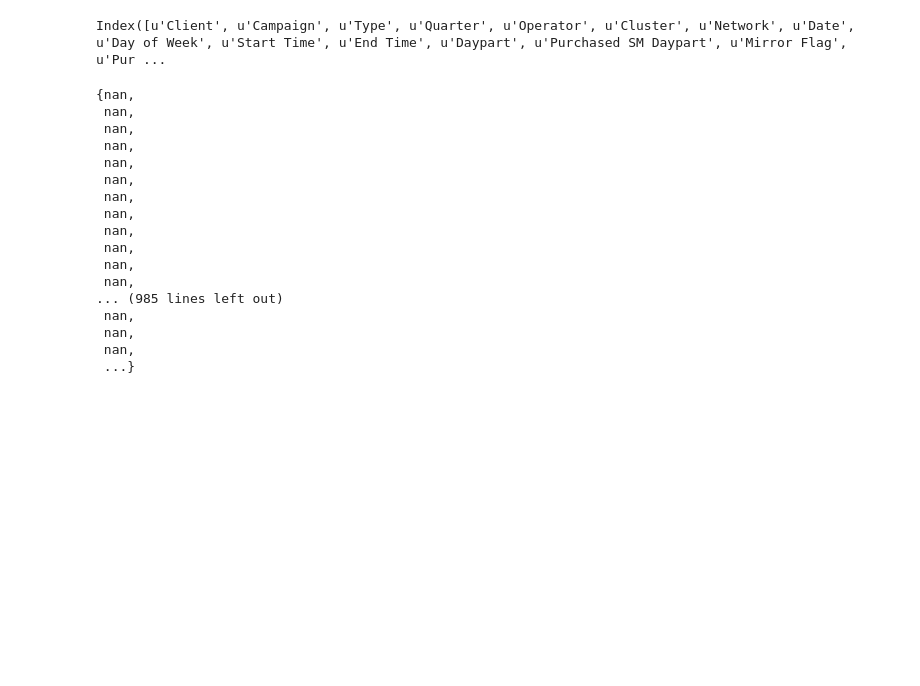
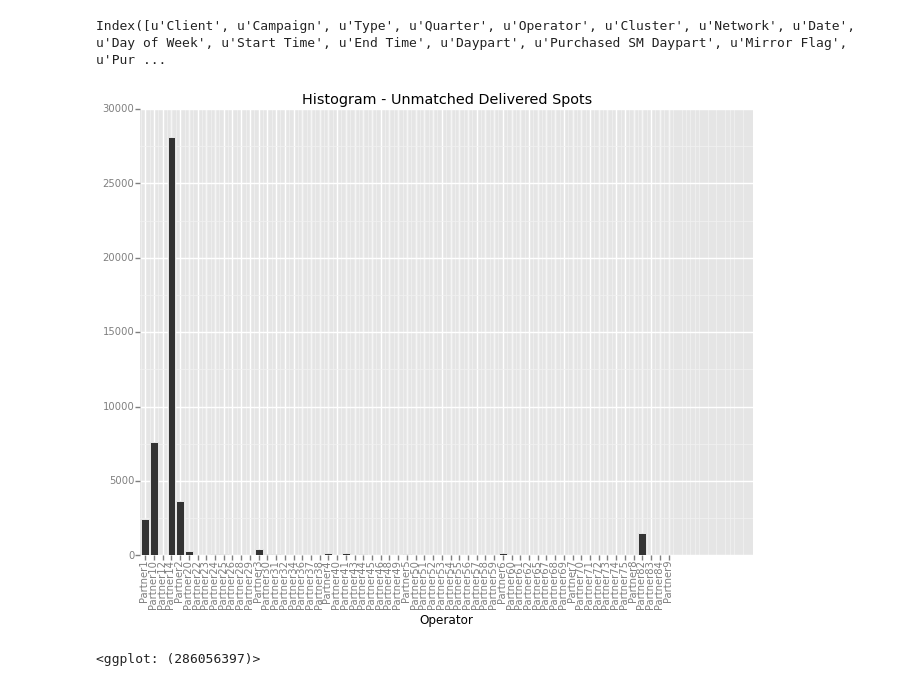
Before and after one commit to asbhat/data-science-class, a Jupyter notebook: final-project/Final Project - Part I.ipynb, the cells around one changed output. Cells and saved outputs as stored; diff of their text form; code cells hidden in the pictures; blank space fills up the shorter version.

Commit message:
exploratory graphs

```diff
--- a/final-project/Final Project - Part I.ipynb
+++ b/final-project/Final Project - Part I.ipynb
@@ -19,23 +21,8 @@ rawData.head()
 rawData.columns
 # %% [output]
 Index([u'Client', u'Campaign', u'Type', u'Quarter', u'Operator', u'Cluster', u'Network', u'Date', u'Day of Week', u'Start Time', u'End Time', u'Daypart', u'Purchased SM Daypart', u'Mirror Flag', u'Pur ...
-# %%
-set(rawData['Start Time'])
-# %% [output]
-{nan,
- nan,
- nan,
- nan,
- nan,
- nan,
- nan,
- nan,
- nan,
- nan,
- nan,
- nan,
-... (985 lines left out)
- nan,
- nan,
- nan,
- ...}
+# %%
+ggplot(rawData[rawData['Purchased Units'] == 0], aes(x='Operator')) + geom_histogram() + theme(axis_text_x=element_text(angle=90)) + ggtitle('Histogram - Unmatched Delivered Spots')
+# %% [output]
+[figure, added]
+<ggplot: (286056397)>
```
Also changed, not shown: parts of 16 cells of this notebook.
